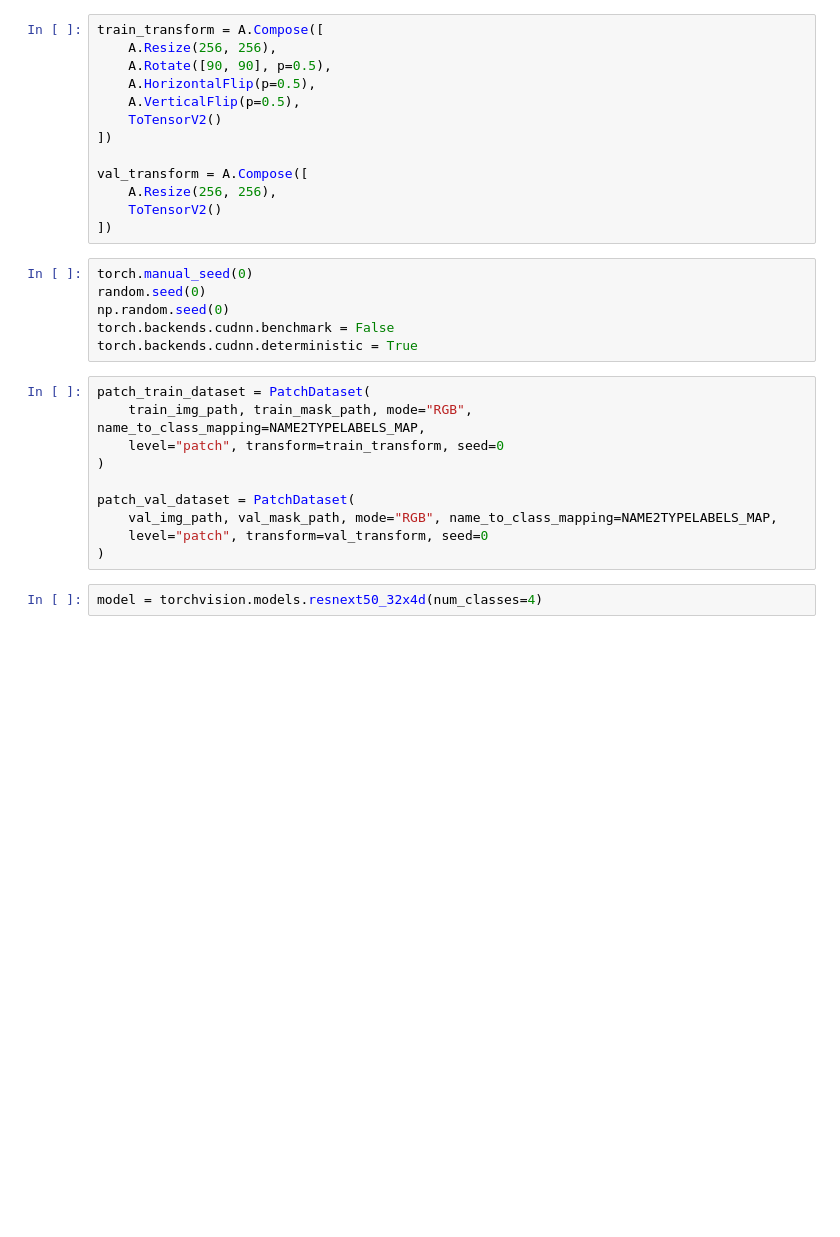
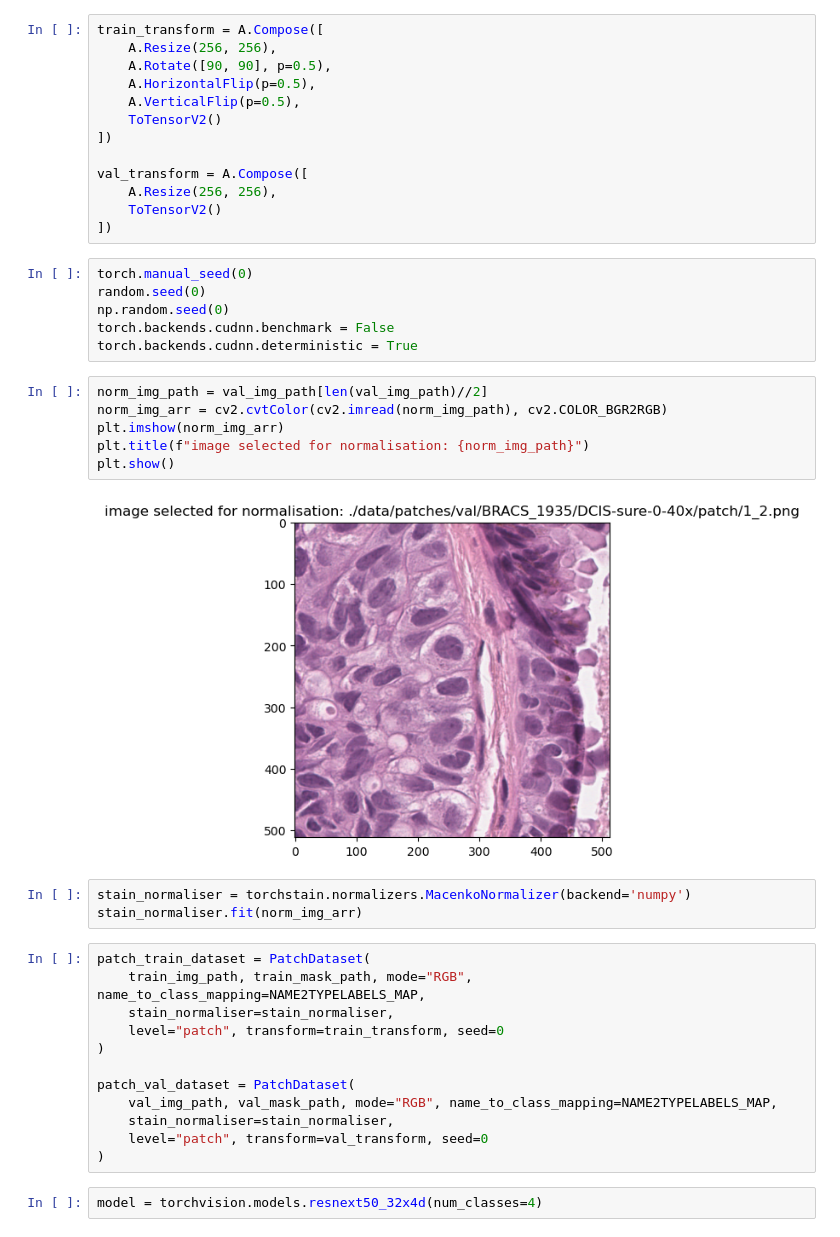
Before and after one commit to kelvinsyleung/UCL-HDS-Dissertation, a Jupyter notebook: patch_level_resnet.ipynb, the cells around one changed output. Cells and saved outputs as stored; diff of their text form; blank space fills up the shorter version.

Commit message:
feat(norm): add stain norm and extract evel fn

```diff
--- a/patch_level_resnet.ipynb
+++ b/patch_level_resnet.ipynb
@@ -96,14 +95,27 @@ random.seed(0)
 np.random.seed(0)
 torch.backends.cudnn.benchmark = False
 torch.backends.cudnn.deterministic = True
+# %%
+norm_img_path = val_img_path[len(val_img_path)//2]
+norm_img_arr = cv2.cvtColor(cv2.imread(norm_img_path), cv2.COLOR_BGR2RGB)
+plt.imshow(norm_img_arr)
+plt.title(f"image selected for normalisation: {norm_img_path}")
+plt.show()
+# %% [output]
+[figure, added]
+# %%
+stain_normaliser = torchstain.normalizers.MacenkoNormalizer(backend='numpy')
+stain_normaliser.fit(norm_img_arr)
 # %%
 patch_train_dataset = PatchDataset(
     train_img_path, train_mask_path, mode="RGB", name_to_class_mapping=NAME2TYPELABELS_MAP,
+    stain_normaliser=stain_normaliser,
     level="patch", transform=train_transform, seed=0
 )
 
 patch_val_dataset = PatchDataset(
     val_img_path, val_mask_path, mode="RGB", name_to_class_mapping=NAME2TYPELABELS_MAP,
+    stain_normaliser=stain_normaliser,
     level="patch", transform=val_transform, seed=0
 )
 # %%
```
Also changed, not shown: parts of 7 cells of this notebook, 4 other files.
